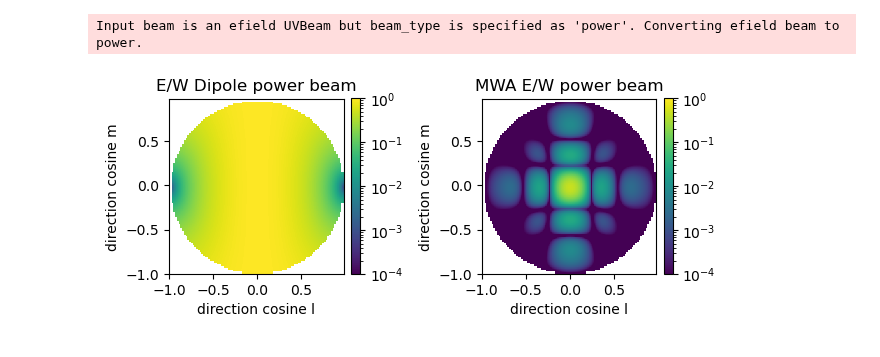
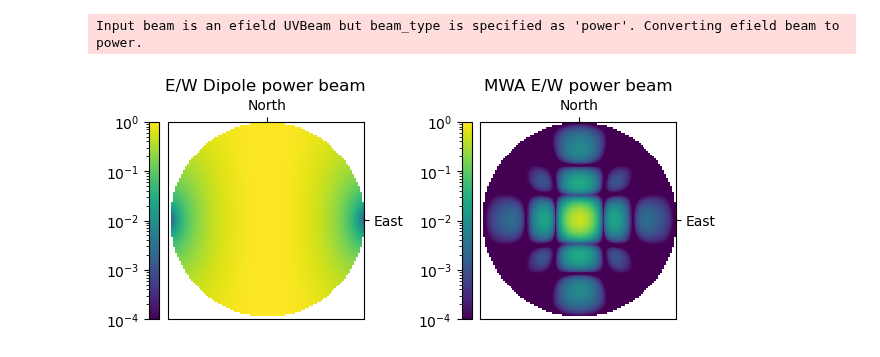
Before and after one commit to bhazelton/random_stuff, a Jupyter notebook: jupyter_notebooks/pyuvdata_tutorial/beam_interface_plots.ipynb, the cells around one changed output. Drawn from its saved outputs; the diff is of its cells as text; code cells hidden in the pictures.

Commit message:
add beam plotting and tutorial plot notebooks

```diff
--- a/jupyter_notebooks/pyuvdata_tutorial/beam_interface_plots.ipynb
+++ b/jupyter_notebooks/pyuvdata_tutorial/beam_interface_plots.ipynb
@@ -39,37 +39,45 @@
   >>> # trying to interpolate to a new frequency.
   >>> freqs = np.array([mwa_beam.beam.freq_array[-1]])
 
   >>> dipole_beam_vals[:, :, :, above_hor] = dipole_beam.compute_response(
   ...     az_array=az_array[above_hor], za_array=za_array[above_hor], freq_array=freqs
   ... )
   >>> dipole_beam_vals = dipole_beam_vals.reshape(4, n_vals, n_vals)
 
   >>> mwa_beam_vals[:, :, :, above_hor] = mwa_beam.compute_response(
   ...     az_array=az_array[above_hor], za_array=za_array[above_hor], freq_array=freqs
   ... )
   >>> mwa_beam_vals = mwa_beam_vals.reshape(4, n_vals, n_vals)
 
   >>> fig, ax = plt.subplots(1, 2)
   >>> bp_dip = ax[0].imshow(
   ...   dipole_beam_vals[0].real,
   ...   norm=LogNorm(vmin = 1e-4, vmax =1),
   ...   extent=[np.min(l_arr), np.max(l_arr), np.min(m_arr), np.max(m_arr)],
+  ...   origin="lower",
   ... )
   >>> _ = ax[0].set_title(f"E/W Dipole power beam")
-  >>> _ = ax[0].set_xlabel("direction cosine l")
-  >>> _ = ax[0].set_ylabel("direction cosine m")
-  >>> _ = fig.colorbar(bp_dip, ax=ax[0], fraction=0.046, pad=0.04)
+  >>> _ = fig.colorbar(bp_dip, ax=ax[0], fraction=0.046, pad=0.04, location="left")
 
   >>> bp_mwa = ax[1].imshow(
   ...   mwa_beam_vals[0].real,
   ...   norm=LogNorm(vmin = 1e-4, vmax =1),
   ...   extent=[np.min(l_arr), np.max(l_arr), np.min(m_arr), np.max(m_arr)],
+  ...   origin="lower",
   ... )
   >>> _ = ax[1].set_title(f"MWA E/W power beam")
-  >>> _ = ax[1].set_xlabel("direction cosine l")
-  >>> _ = ax[1].set_ylabel("direction cosine m")
-  >>> _ = fig.colorbar(bp_mwa, ax=ax[1], fraction=0.046, pad=0.04)
+  >>> _ = fig.colorbar(bp_mwa, ax=ax[1], fraction=0.046, pad=0.04, location="left")
+
+  >>> for ind in range(2):
+  ...   _ = ax[ind].set_xticks([0], labels=["North"])
+  ...   _ = ax[ind].set_yticks([0], labels=["East"])
+  ...   _ = ax[ind].yaxis.set_label_position("right")
+  ...   _ = ax[ind].yaxis.tick_right()
+  ...   _ = ax[ind].xaxis.set_label_position("top")
+  ...   _ = ax[ind].xaxis.tick_top()
+
+
   >>> fig.tight_layout()
 # %% [output]
 Input beam is an efield UVBeam but beam_type is specified as 'power'. Converting efield beam to power.
-[figure, old version]
+[figure, new version]
```
Also changed, not shown: 16 other files.
